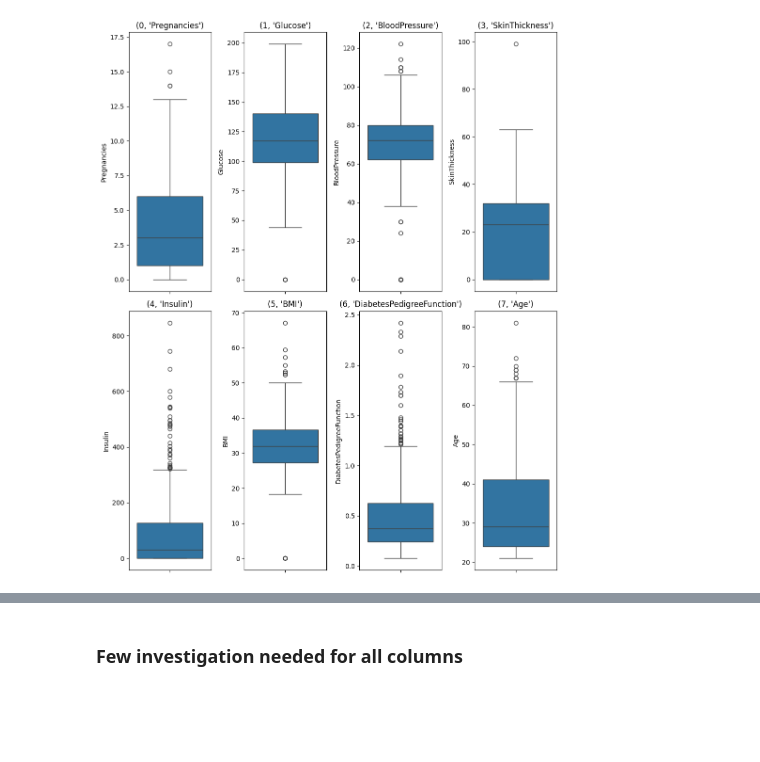
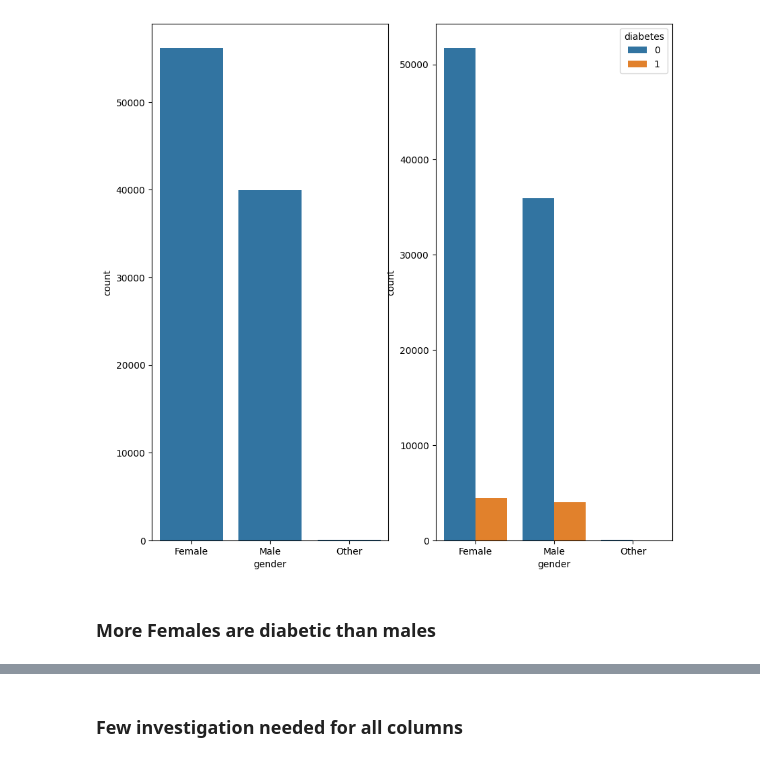
Before and after one commit to sayanroy07/Diabetes_Aws, a Jupyter notebook: Diabetes.ipynb, the cells around one changed output, grey strips where cells are left out. Drawn from its saved outputs; the diff is of its cells as text; code cells hidden in the pictures; blank space fills up the shorter version.

```diff
--- a/Diabetes.ipynb
+++ b/Diabetes.ipynb
@@ -16,6 +16,6 @@ import xgboost as xgb
 from xgboost import XGBClassifier
 from xgboost import plot_importance
 # %%
-df = pd.read_csv(r"C:\Users\User\Downloads\archive (13)\diabetes.csv")
+df = pd.read_csv(r"C:\Users\User\Python\IIITB\AWS\Diabetes\diabetes_prediction_dataset.csv")
 df.head()
 # %% [output]
@@ -76,0 +93,2 @@ plt.show()
+# %%
+df.drop_duplicates(inplace=True)
@@ -100,10 +156,11 @@ plt.show()
 # %%
-plt.figure(figsize=(10,12))
-for i in list(enumerate(col.columns)):
-    plt.subplot(2, 4, i[0]+1)
-    sns.boxplot(col[i[1]])
-    plt.title(i)
-plt.tight_layout()
+plt.figure(figsize=(10,10))
+plt.subplot(1,2,1)
+sns.countplot(data=df,x='gender')
+plt.subplot(1,2,2)
+sns.countplot(data=df,x='gender',hue='diabetes')
 plt.show()
 # %% [output]
-[figure, old version]
+[figure, new version]
+# %% [markdown]
+### More Females are diabetic than males
```
Also changed, not shown: parts of 88 cells of this notebook.
